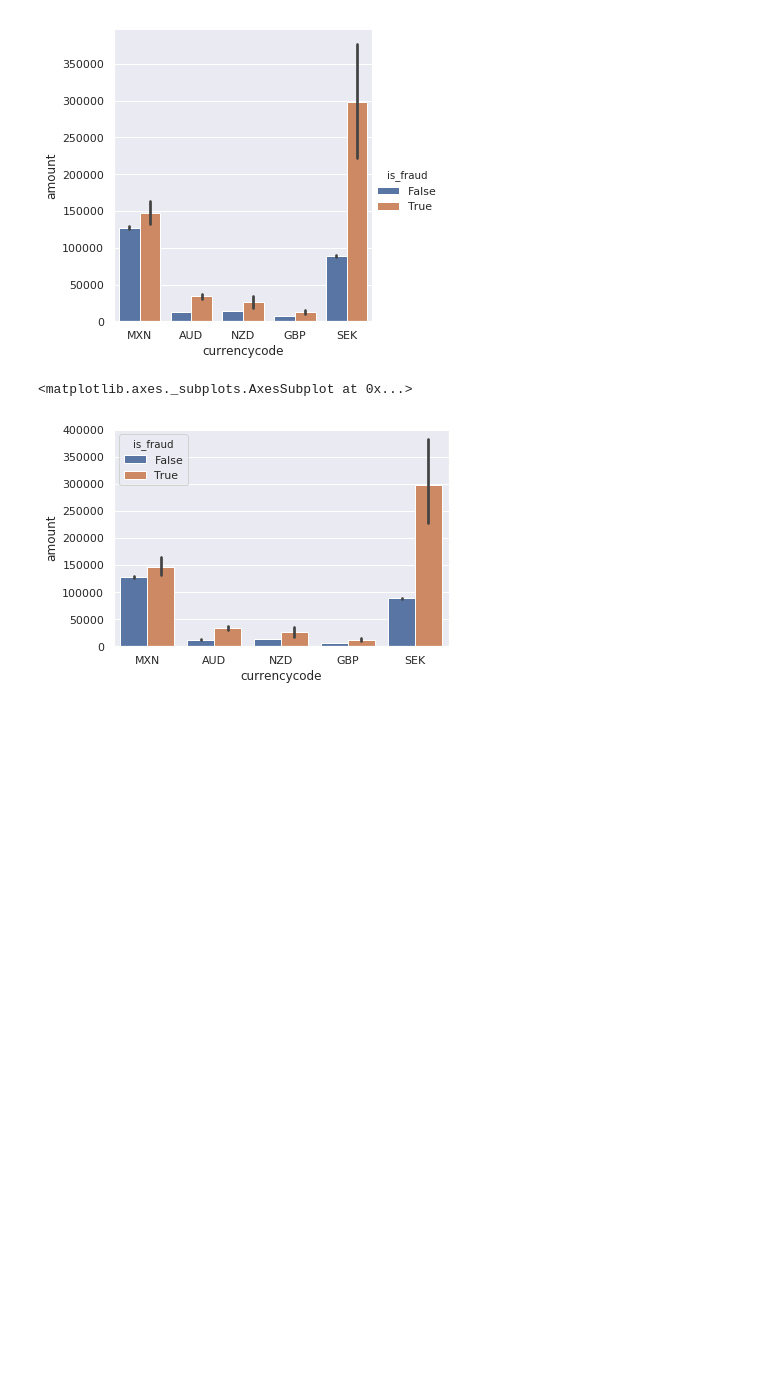
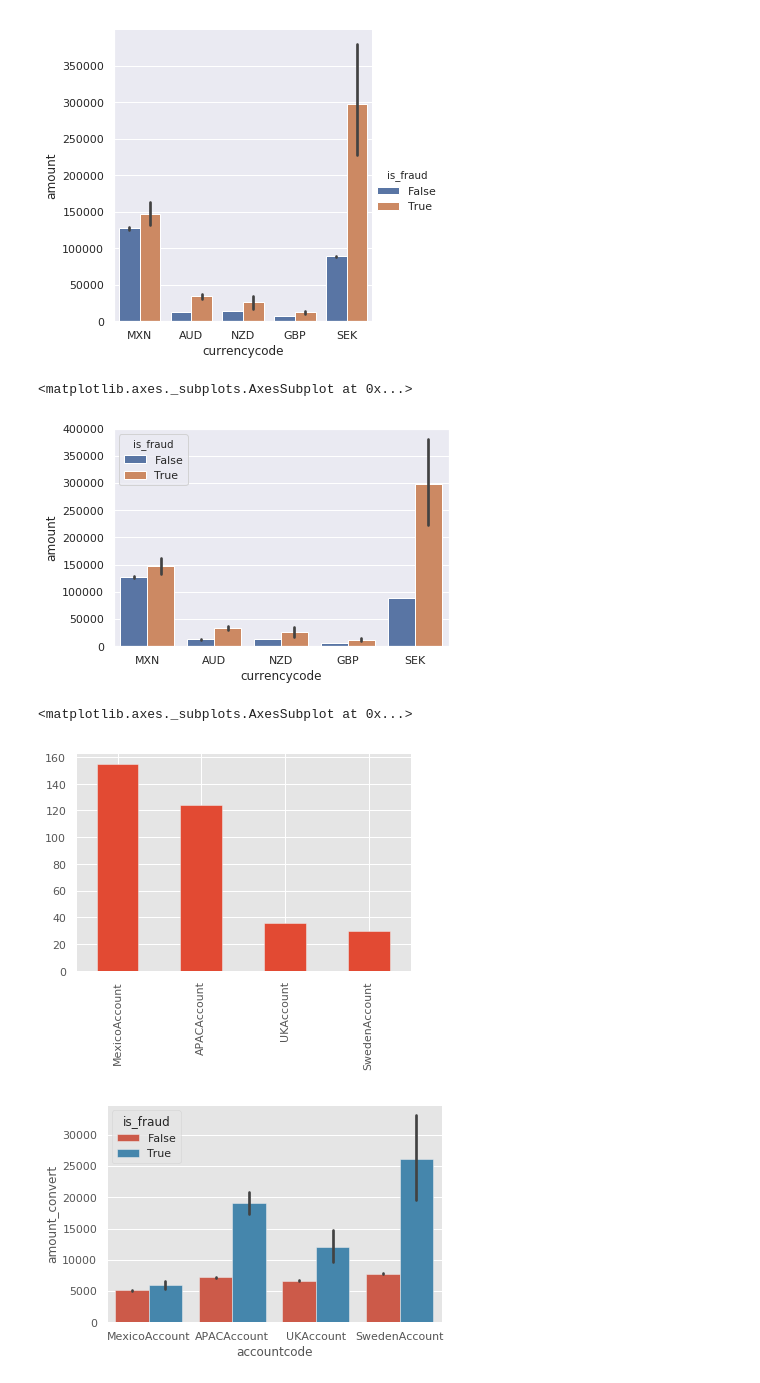
Before and after one commit to mennobo/CS4035_CDA_3, a Jupyter notebook: Assignment1/Untitled.ipynb, the cells around one changed output. Drawn from its saved outputs; the diff is of its cells as text; code cells hidden in the pictures; blank space fills up the shorter version.

```diff
--- a/Assignment1/Untitled.ipynb
+++ b/Assignment1/Untitled.ipynb
@@ -206,3 +212,15 @@ sns.barplot(data=df, x="currencycode", y="amount", hue="is_fraud")
 # %% [output]
 <matplotlib.axes._subplots.AxesSubplot at 0x...>
 [figure]
+# %%
+# Amount of fraudulent tranactions per account code
+# MexicoAccount has by far the most fraudulent transations, but the amounts are much lower per fraudulent transaction.
+# SwedenAccount has the lowest number of fraudulent txs, but the amount of money involved is the highest
+plt.figure()
+fraudulent['accountcode'].value_counts().plot(kind='bar')
+plt.figure()
+sns.barplot(data=df, x="accountcode", y="amount_convert", hue="is_fraud")
+# %% [output]
+<matplotlib.axes._subplots.AxesSubplot at 0x...>
+[figure, added]
+[figure, added]
```
Also changed, not shown: parts of 11 cells of this notebook.
